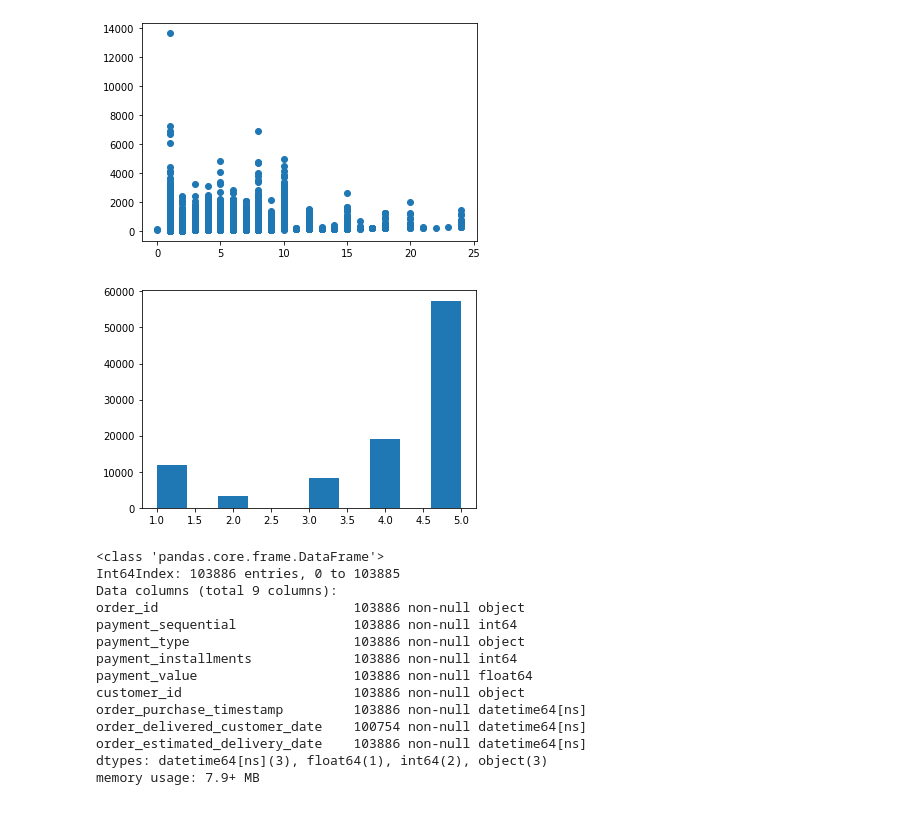
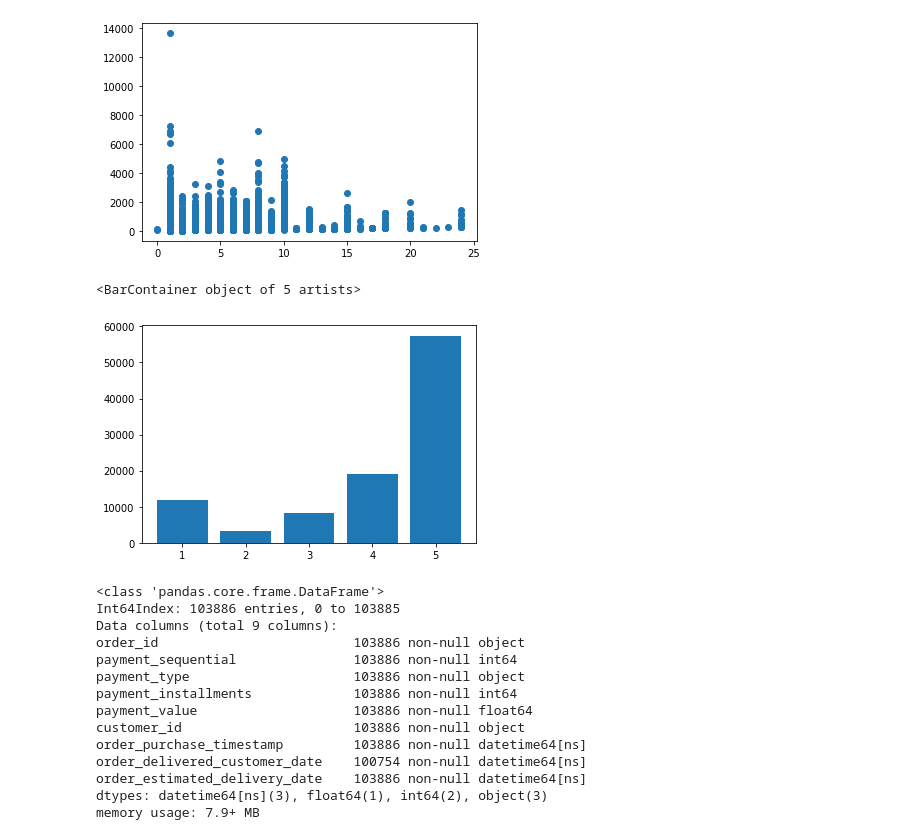
Before and after one commit to alireza-alizadegan/e-commerce-Sales, a Jupyter notebook: Brazil/Customer Value Prediction.ipynb, the cells around one changed output. Saved outputs shown, nothing was run; the diff lists cells and outputs as text; code cells hidden in the pictures.

```diff
--- a/Brazil/Customer Value Prediction.ipynb
+++ b/Brazil/Customer Value Prediction.ipynb
@@ -345,10 +345,11 @@ plt.bar(payment_df.groupby('payment_type').sum().index,
 plt.scatter(payment_df.payment_installments, payment_df.payment_value);
 # %% [output]
 [figure]
-# %%
-plt.hist(review_df.review_score);
-# %% [output]
-[figure, removed]
+# %%
+plt.bar(review_df.review_score.value_counts().index, review_df.review_score.value_counts().values)
+# %% [output]
+<BarContainer object of 5 artists>
+[figure, added]
 # %%
 po_df = pd.merge(payment_df, order_df, how='left', on='order_id')
 po_df.info()
```
Also changed, not shown: 1 other file.
